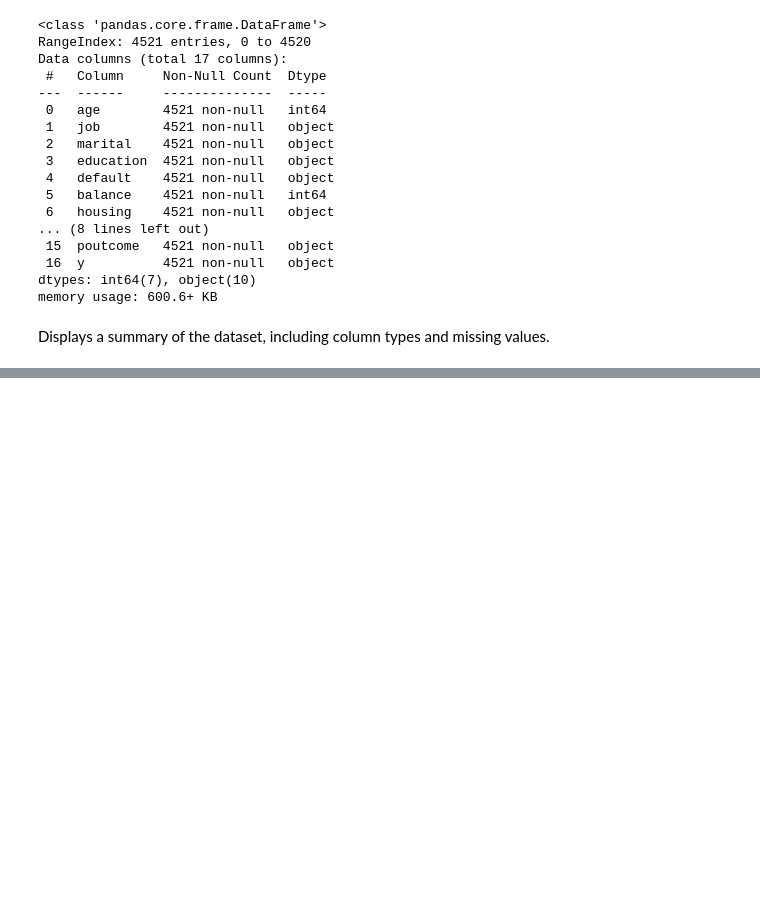
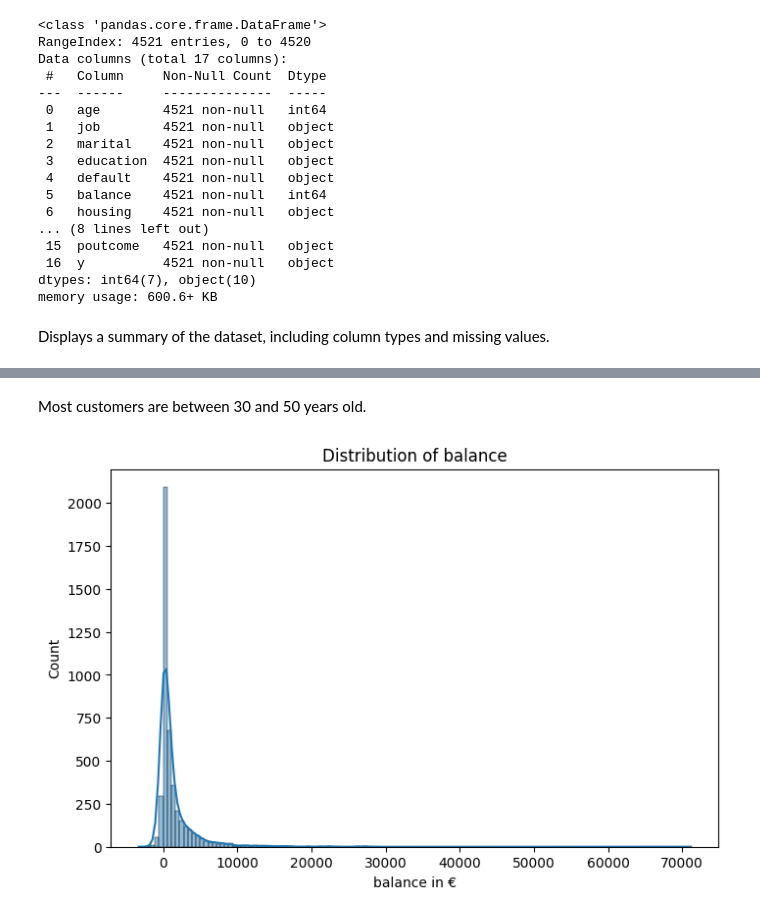
Before and after one commit to liviacy/bank-marketing-assignment, a Jupyter notebook: bank_marketing_eda.ipynb, the cells around one changed output, grey strips where cells are left out. Drawn from its saved outputs; the diff is of its cells as text; code cells hidden in the pictures; blank space fills up the shorter version.

```diff
--- a/bank_marketing_eda.ipynb
+++ b/bank_marketing_eda.ipynb
@@ -56,0 +101,10 @@ Displays a summary of the dataset, including column types and missing values.
+# %% [markdown]
+Most customers are between 30 and 50 years old.
+# %%
+plt.figure(figsize=(8,5))
+sns.histplot(df["balance"], kde=True)
+plt.title("Distribution of balance")
+plt.xlabel("balance in €")
+plt.show()
+# %% [output]
+[figure, added]
```
Also changed, not shown: parts of 21 cells of this notebook.
